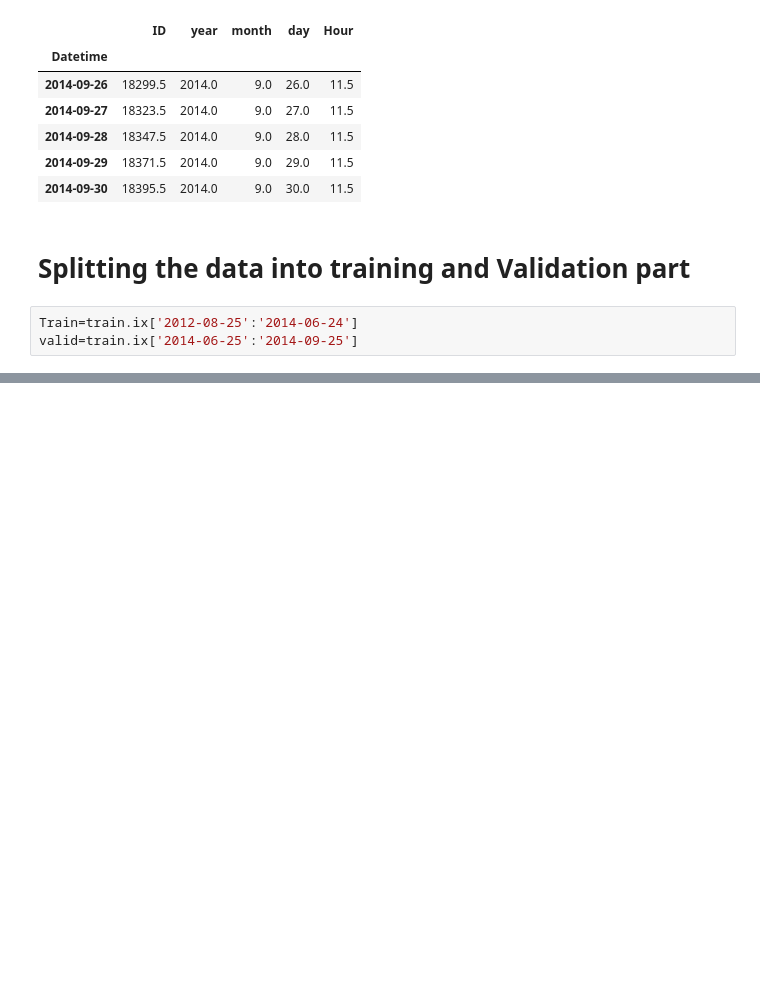
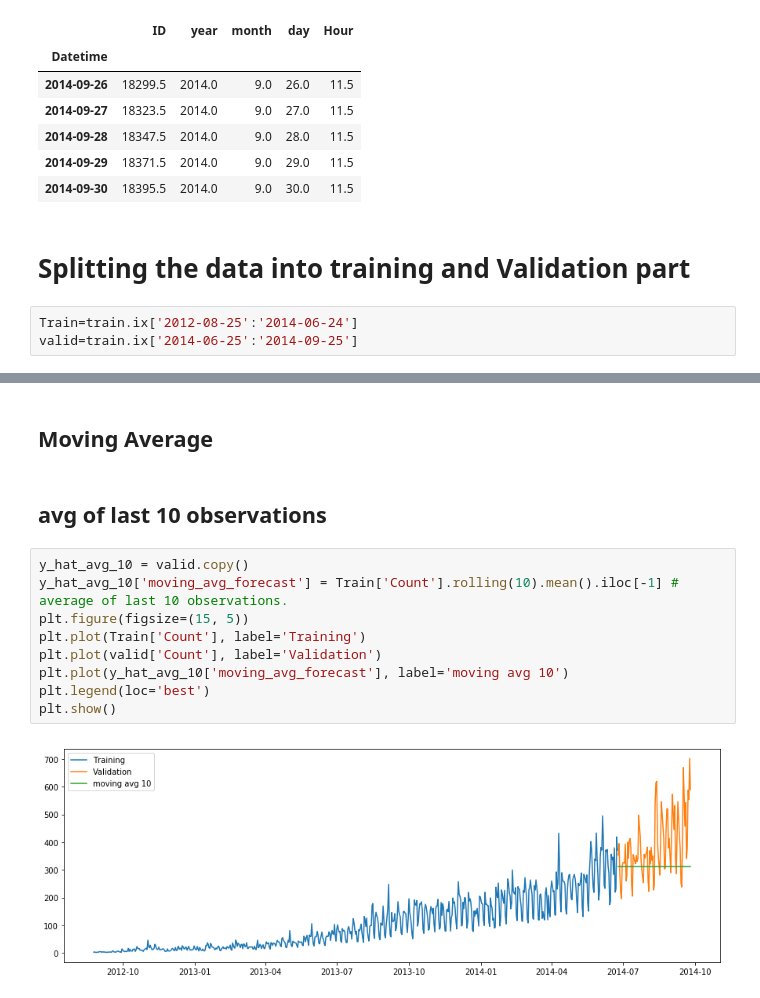
Before and after one commit to In-finite/TimeSeries, a Jupyter notebook: First_step_to_understand_data.ipynb, the cells around one changed output, grey strips where cells are left out. Cells and saved outputs as stored; diff of their text form; blank space fills up the shorter version.

```diff
--- a/First_step_to_understand_data.ipynb
+++ b/First_step_to_understand_data.ipynb
@@ -265,0 +313,15 @@ valid=train.ix['2014-06-25':'2014-09-25']
+# %% [markdown]
+## Moving Average
+# %% [markdown]
+## avg of last 10 observations
+# %%
+y_hat_avg_10 = valid.copy()
+y_hat_avg_10['moving_avg_forecast'] = Train['Count'].rolling(10).mean().iloc[-1] # average of last 10 observations.
+plt.figure(figsize=(15, 5))
+plt.plot(Train['Count'], label='Training')
+plt.plot(valid['Count'], label='Validation')
+plt.plot(y_hat_avg_10['moving_avg_forecast'], label='moving avg 10')
+plt.legend(loc='best')
+plt.show()
+# %% [output]
+[figure, added]
```
Also changed, not shown: parts of 16 cells of this notebook.
